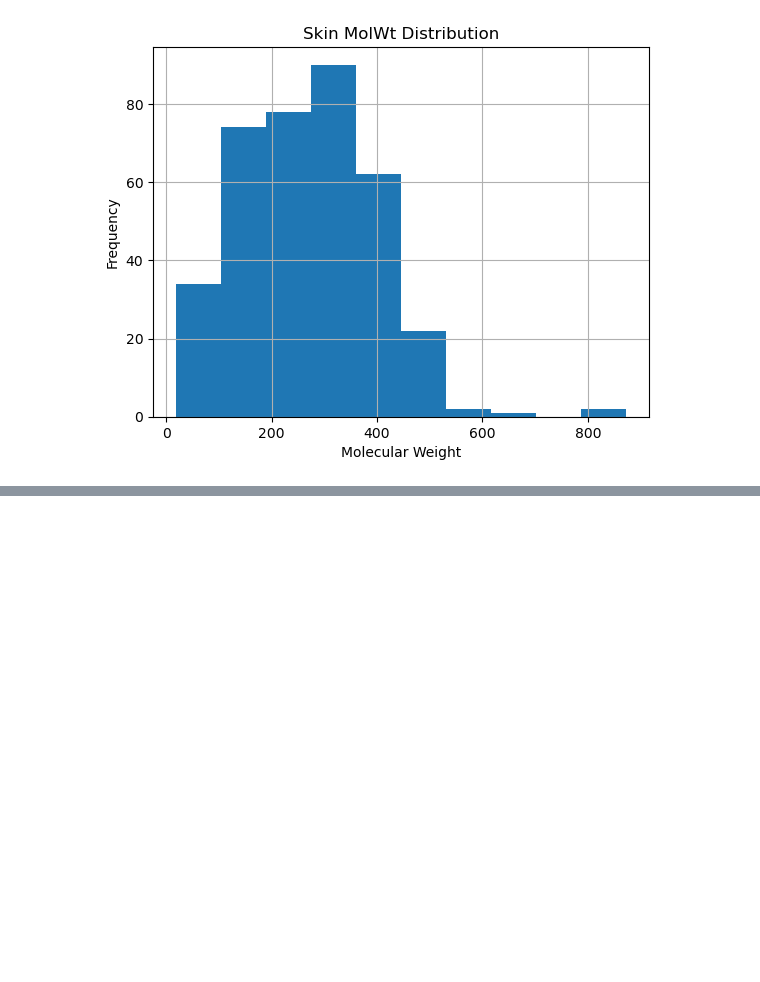
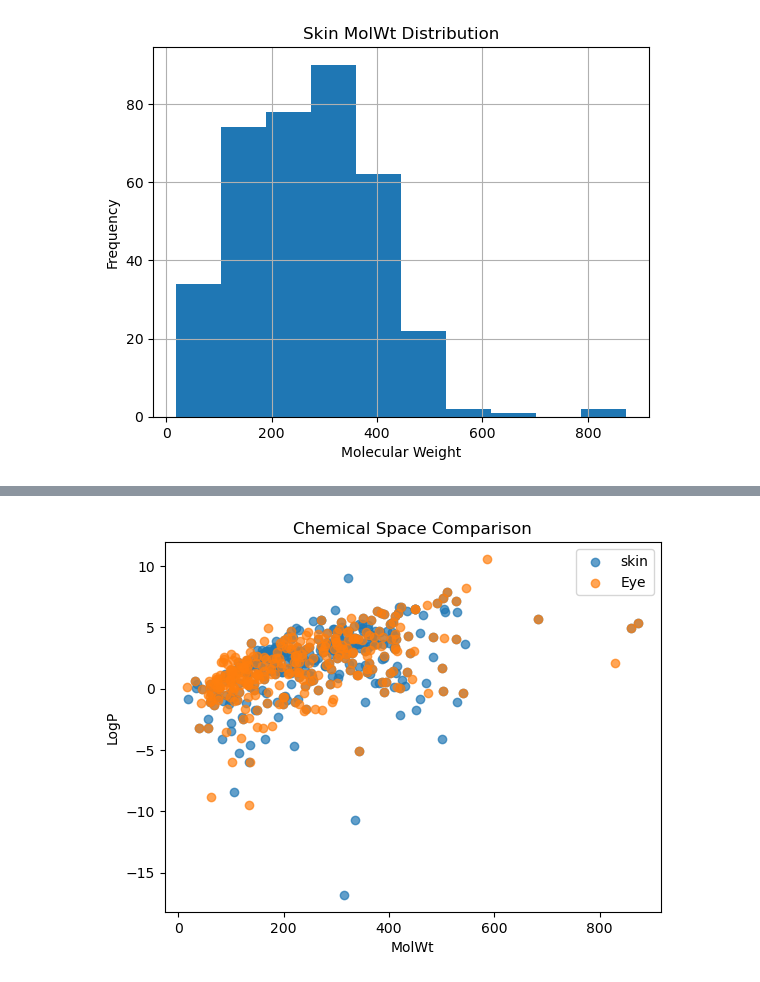
Before and after one commit to Hyeji-Shin-lab/2026-AI-ML, a Jupyter notebook: 기말고사_template1_data_pipeline (1).ipynb, the cells around one changed output, grey strips where cells are left out. Saved outputs shown, nothing was run; the diff lists cells and outputs as text; code cells hidden in the pictures; blank space fills up the shorter version.

```diff
--- a/기말고사_template1_data_pipeline (1).ipynb
+++ b/기말고사_template1_data_pipeline (1).ipynb
@@ -295,0 +351,27 @@ plt.show()
+# %%
+# skin vs eye 같이 그려보기
+
+plt.scatter(
+    skin_final["MolWt"],
+    skin_final["LogP"],
+    label = "skin",
+    alpha = 0.7
+)
+
+plt.scatter(
+    eye_final["MolWt"],
+    eye_final["LogP"],
+    label = "Eye",
+    alpha = 0.7
+)
+
+plt.xlabel("MolWt")
+plt.ylabel("LogP")
+
+plt.legend()
+
+plt.title("Chemical Space Comparison")
+
+plt.show()
+# %% [output]
+[figure, added]
```
Also changed, not shown: parts of 23 cells of this notebook.
